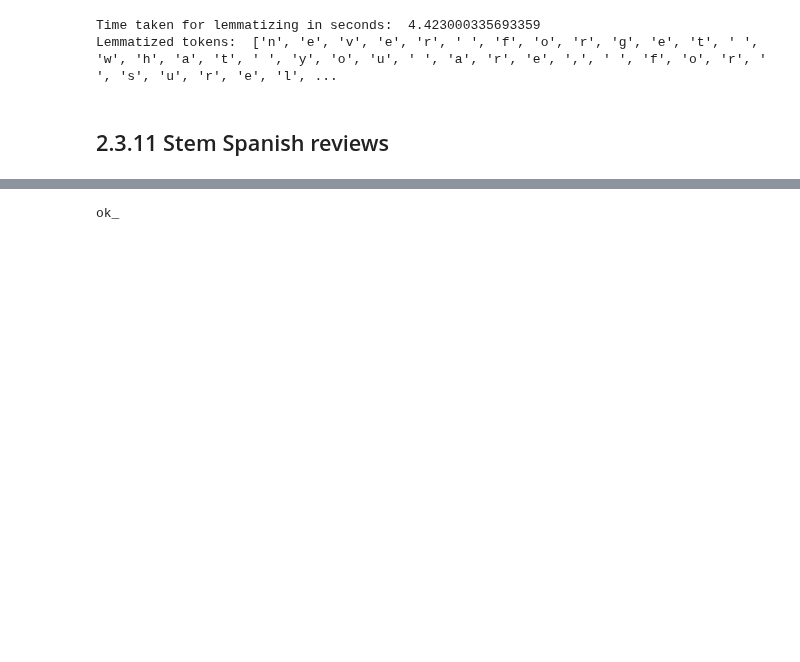
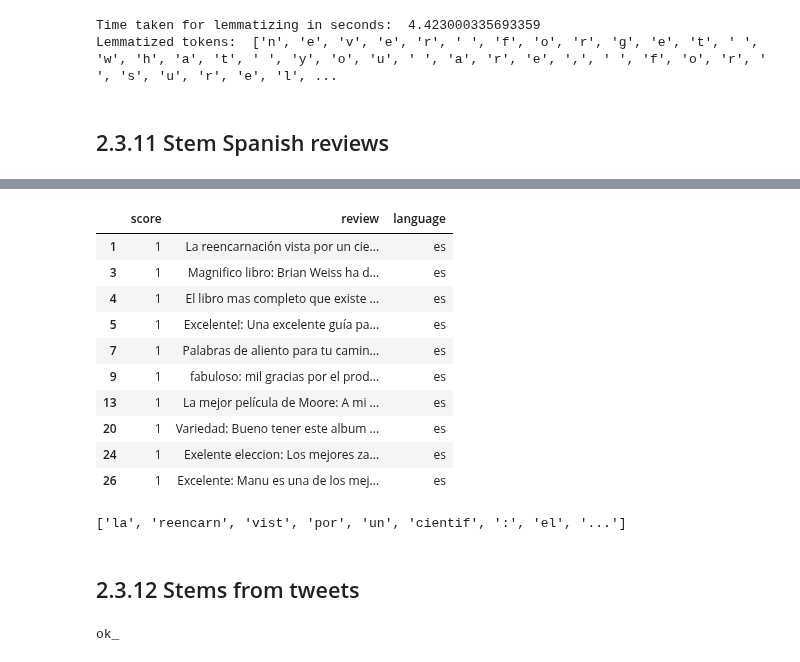
Before and after one commit to oecorrechag/natural_language_processing, a Jupyter notebook: 2. Sentiment Analysis in Python/notebooks/2.3.0_More on Numeric Vectors Transforming Tweets.ipynb, the cells around one changed output, grey strips where cells are left out. Cells and saved outputs as stored; diff of their text form; code cells hidden in the pictures; blank space fills up the shorter version.

```diff
--- a/2. Sentiment Analysis in Python/notebooks/2.3.0_More on Numeric Vectors Transforming Tweets.ipynb
+++ b/2. Sentiment Analysis in Python/notebooks/2.3.0_More on Numeric Vectors Transforming Tweets.ipynb
@@ -252,3 +254,6 @@ Time taken for lemmatizing in seconds:  4.423000335693359
 Lemmatized tokens:  ['n', 'e', 'v', 'e', 'r', ' ', 'f', 'o', 'r', 'g', 'e', 't', ' ', 'w', 'h', 'a', 't', ' ', 'y', 'o', 'u', ' ', 'a', 'r', 'e', ',', ' ', 'f', 'o', 'r', ' ', 's', 'u', 'r', 'e', 'l', ...
 # %% [markdown]
 ## 2.3.11 Stem Spanish reviews
+# %%
+non_english_reviews = pd.read_csv(raw / "non_english_reviews.csv", sep=',')
+non_english_reviews.head()
@@ -255,3 +267,44 @@ Lemmatized tokens:  ['n', 'e', 'v', 'e', 'r', ' ', 'f', 'o', 'r', 'g', 'e', 't',
+# %%
+# Loop over the rows of the dataset and append
+languages = []
+for i in range(len(non_english_reviews)):
+    languages.append(detect_langs(non_english_reviews.iloc[i, 1]))
+
+# Clean the list by splitting
+languages = [str(lang).split(':')[0][1:] for lang in languages]
+# Assign the list to a new feature
+non_english_reviews['language'] = languages
+
+# Select the Spanish ones
+filtered_reviews = non_english_reviews[non_english_reviews.language == 'es']
+filtered_reviews
+# %% [output]
+|  | score | review | language |
+| 1 | 1 | La reencarnación vista por un cie... | es |
+| 3 | 1 | Magnifico libro: Brian Weiss ha d... | es |
+| 4 | 1 | El libro mas completo que existe ... | es |
+| 5 | 1 | Excelente!: Una excelente guía pa... | es |
+| 7 | 1 | Palabras de aliento para tu camin... | es |
+| 9 | 1 | fabuloso: mil gracias por el prod... | es |
+| 13 | 1 | La mejor película de Moore: A mi ... | es |
+| 20 | 1 | Variedad: Bueno tener este album ... | es |
+| 24 | 1 | Exelente eleccion: Los mejores za... | es |
+| 26 | 1 | Excelente: Manu es una de los mej... | es |
+# %%
+# Import the Spanish SnowballStemmer
+SpanishStemmer = SnowballStemmer("spanish")
+
+# Create a list of tokens
+tokens = [word_tokenize(review) for review in filtered_reviews.review]
+# Stem the list of tokens
+stemmed_tokens = [[SpanishStemmer.stem(word) for word in token] for token in tokens]
+
+# Print the first item of the stemmed tokenss
+print(stemmed_tokens[0])
+# %% [output]
+['la', 'reencarn', 'vist', 'por', 'un', 'cientif', ':', 'el', '...']
+# %% [markdown]
+## 2.3.12 Stems from tweets
 # %%
 print('ok_')
 # %% [output]
```
Also changed, not shown: parts of 2 cells of this notebook.
